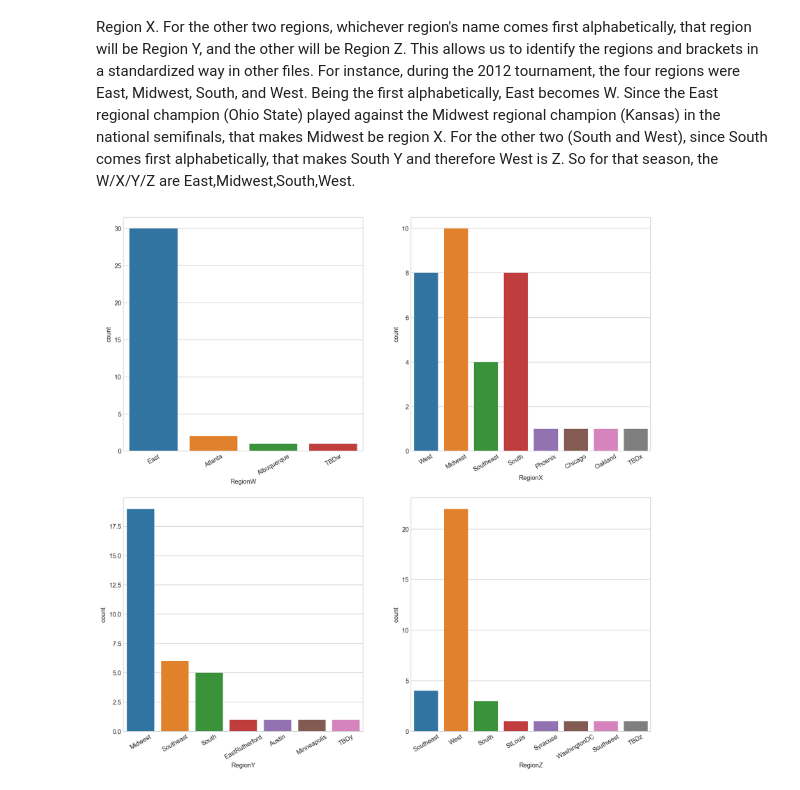
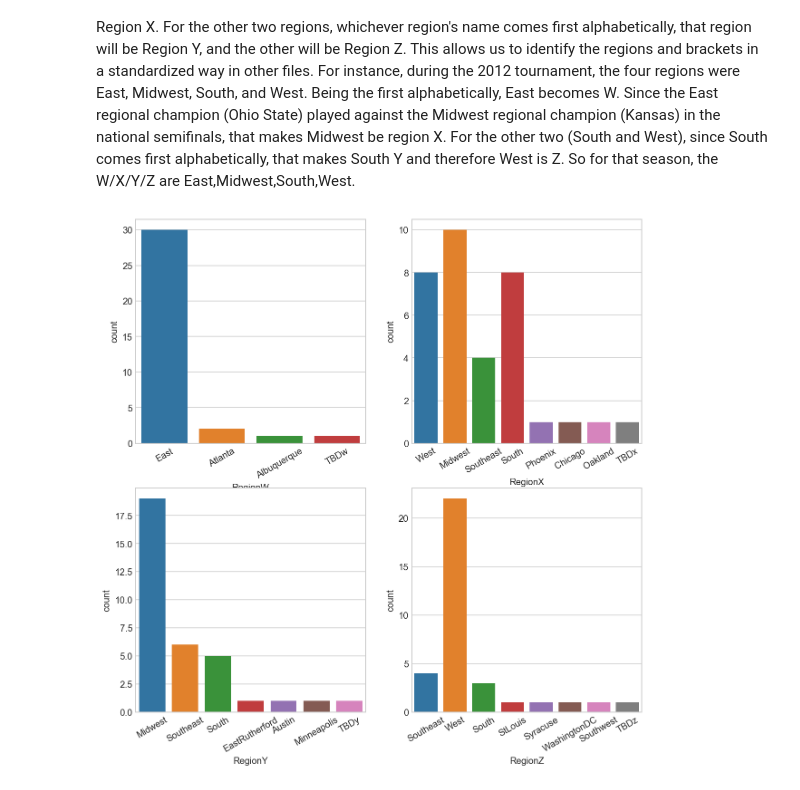
Before and after one commit to slin18/ML-Playpin, a Jupyter notebook: NCAA_ML/DataSection1.ipynb, the cells around one changed output. Saved outputs shown, nothing was run; the diff lists cells and outputs as text; code cells hidden in the pictures.

Commit message:
sns graph

```diff
--- a/NCAA_ML/DataSection1.ipynb
+++ b/NCAA_ML/DataSection1.ipynb
@@ -162,21 +163,21 @@ teams['Length'].hist(grid=True);
 **RegionW, RegionX, Region Y, Region Z** - by convention, the four regions in the final tournament are always named W, X, Y, and Z. Whichever region's name comes first alphabetically, that region will be Region W. And whichever Region plays against Region W in the national semifinals, that will be Region X. For the other two regions, whichever region's name comes first alphabetically, that region will be Region Y, and the other will be Region Z. This allows us to identify the regions and brackets in a standardized way in other files. For instance, during the 2012 tournament, the four regions were East, Midwest, South, and West. Being the first alphabetically, East becomes W. Since the East regional champion (Ohio State) played against the Midwest regional champion (Kansas) in the national semifinals, that makes Midwest be region X. For the other two (South and West), since South comes first alphabetically, that makes South Y and therefore West is Z. So for that season, the W/X/Y/Z are East,Midwest,South,West.
 # %%
 # Seasons
-plt.figure(figsize=(15,15))
+plt.figure(figsize=(10,10))
 plt.subplot(221)
 sns.countplot(x='RegionW', data=seasons)
 plt.xticks(rotation=30)
 plt.subplot(222)
 sns.countplot(x='RegionX', data=seasons)
 plt.xticks(rotation=30)
 plt.subplot(223)
 sns.countplot(x='RegionY', data=seasons)
 plt.xticks(rotation=30)
 plt.subplot(224)
 s=sns.countplot(x='RegionZ', data=seasons)
 plt.xticks(rotation=30);
 # %% [output]
-[figure, old version]
+[figure, new version]
 # %%
 # merge seasons['TeamId'] with Teams['TeamId'] then merge seed with region
 team_history=(seeds.merge(teams,on='TeamID')).merge(seasons,on='Season')
```
Also changed, not shown: parts of 20 cells of this notebook.
